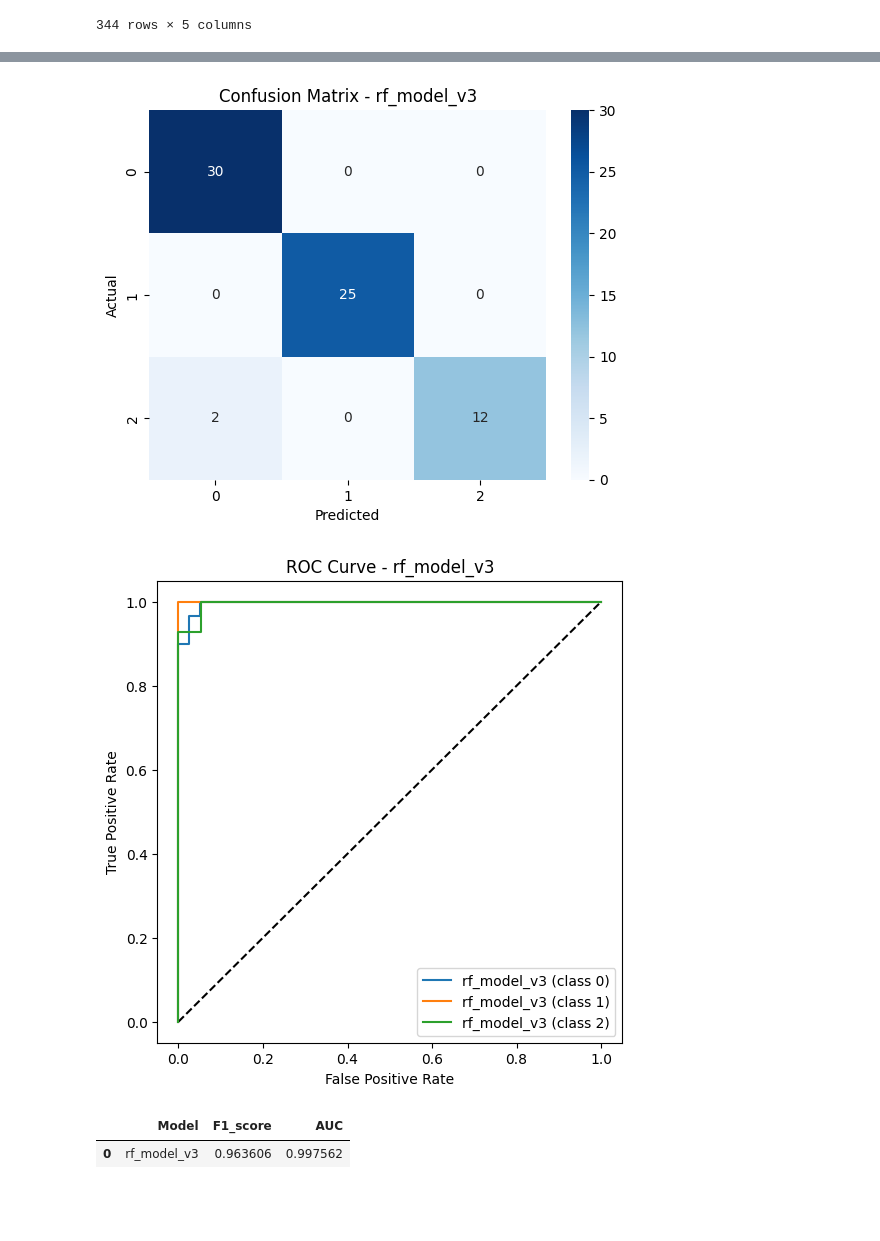
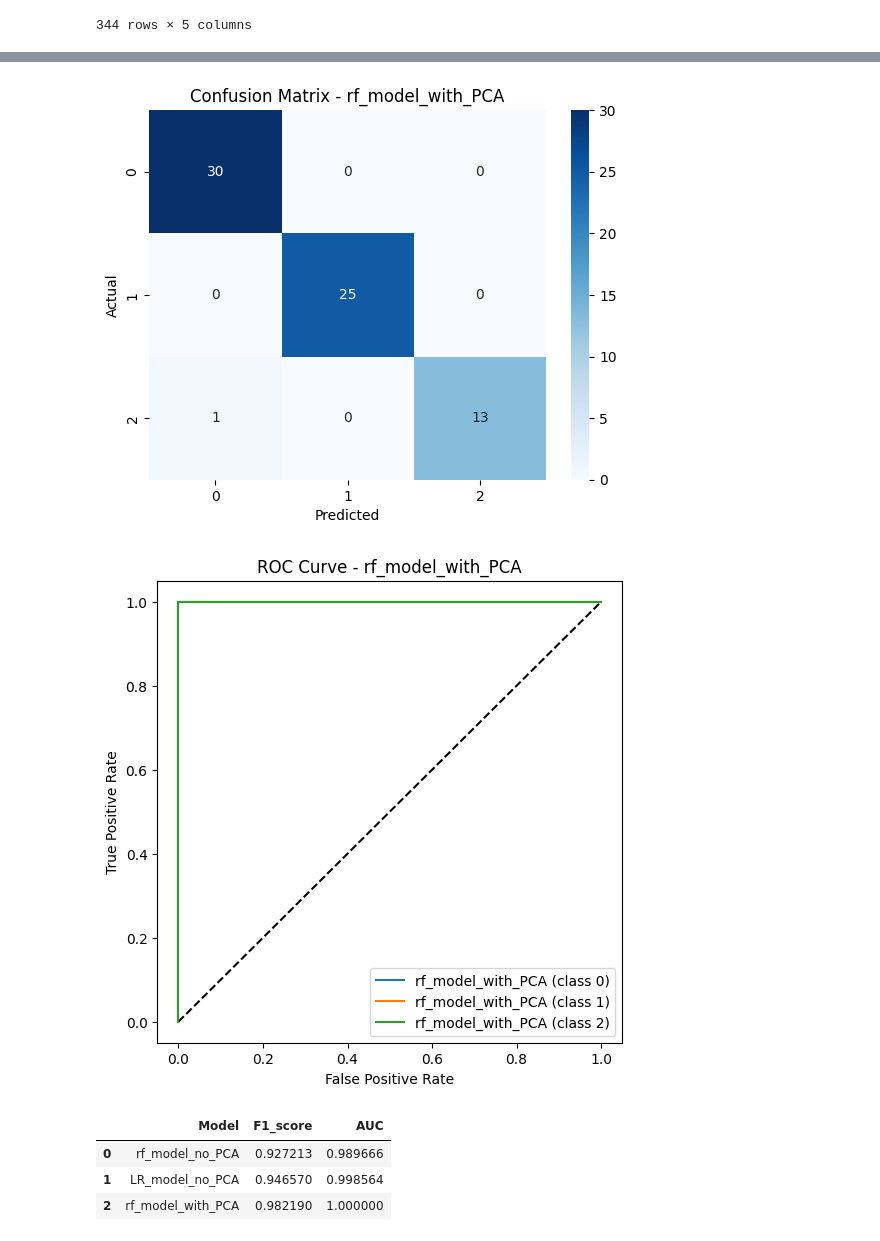
Before and after one commit to Piozel/Penguins_PCA, a Jupyter notebook: Zadanie_penguins_PCA.ipynb, the cells around one changed output, grey strips where cells are left out. Cells and saved outputs as stored; diff of their text form; code cells hidden in the pictures; blank space fills up the shorter version.

```diff
--- a/Zadanie_penguins_PCA.ipynb
+++ b/Zadanie_penguins_PCA.ipynb
@@ -113,0 +159,28 @@ def plot_classification_surface(model, X, y, title=""):
+# %%
+from sklearn.linear_model import LogisticRegression
+from sklearn.pipeline import Pipeline
+
+
+pipe = Pipeline([
+    ('scaler', StandardScaler()),
+    ('logreg', LogisticRegression(max_iter=10000, solver='saga'))
+])
+
+
+param_grid = {
+    'logreg__C': [0.01, 0.1, 1, 10, 100],   # Regularyzacja C
+    'logreg__penalty': ['l1', 'l2']          # Typ regularyzacji
+}
+
+grid_search = GridSearchCV(pipe, param_grid, scoring='f1_macro', cv=5, verbose=10, n_jobs=-1)
+
+grid_search.fit(X_train, y_train)
+
+
+print('\nBest hyperparameters:', grid_search.best_params_)
+best_model = grid_search.best_estimator_
+
+
+logreg_no_PCA = best_model.score(X_test, y_test)
+print(f'\nTest accuracy: {logreg_no_PCA:.4f}')
+calculate_metrics(best_model, 'LR_model_no_PCA', X_test, y_test)
@@ -114,13 +207,4 @@ def plot_classification_surface(model, X, y, title=""):
 # %%
-from sklearn.decomposition import PCA
-from sklearn.ensemble import RandomForestClassifier
-from sklearn.preprocessing import StandardScaler
-from sklearn.model_selection import GridSearchCV
-
-scaler = StandardScaler()
-X_train = scaler.fit_transform(X_train)
-X_test = scaler.transform(X_test)
-
 pca = PCA(n_components=0.95)  # lub np. n_components=10
 X_train = pca.fit_transform(X_train)
 X_test = pca.transform(X_test)
@@ -143,8 +227,9 @@ rf_gridsearch.fit(X_train, y_train)
 
 print('\nBest hyperparameter:', rf_gridsearch.best_params_)
 
-rf_model_v3 = rf_gridsearch.best_estimator_
-calculate_metrics(rf_model_v3, 'rf_model_v3', X_test, y_test)
+rf_model_PCA = rf_gridsearch.best_estimator_
+print(f'\nTest accuracy: {rf_model_PCA.score(X_test, y_test):.4f}')
+calculate_metrics(rf_model_PCA, 'rf_model_with_PCA', X_test, y_test)
 # %% [output]
 Fitting 5 folds for each of 16 candidates, totalling 80 fits
 
@@ -161,5 +248,7 @@ weighted avg       0.97      0.97      0.97        69
-[figure, old version]
+[figure, new version]
-[figure, old version]
+[figure, new version]
 |  | Model | F1_score | AUC |
-| 0 | rf_model_v3 | 0.963606 | 0.997562 |
+| 0 | rf_model_no_PCA | 0.927213 | 0.989666 |
+| 1 | LR_model_no_PCA | 0.946570 | 0.998564 |
+| 2 | rf_model_with_PCA | 0.982190 | 1.000000 |
 # %%
```
Also changed, not shown: parts of 6 cells of this notebook.
